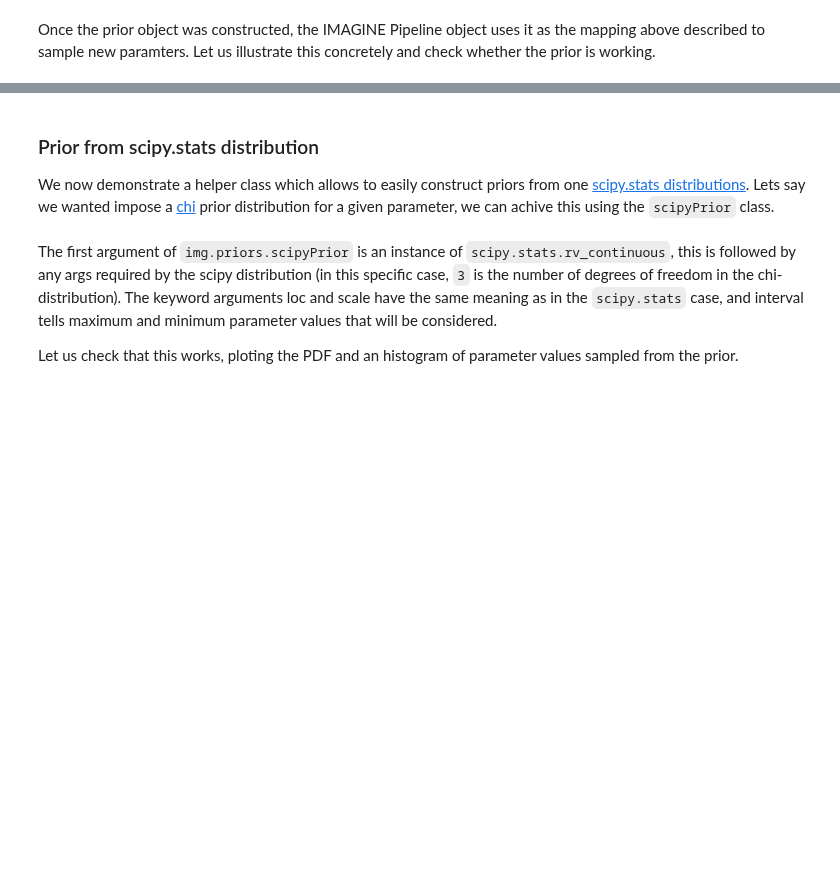
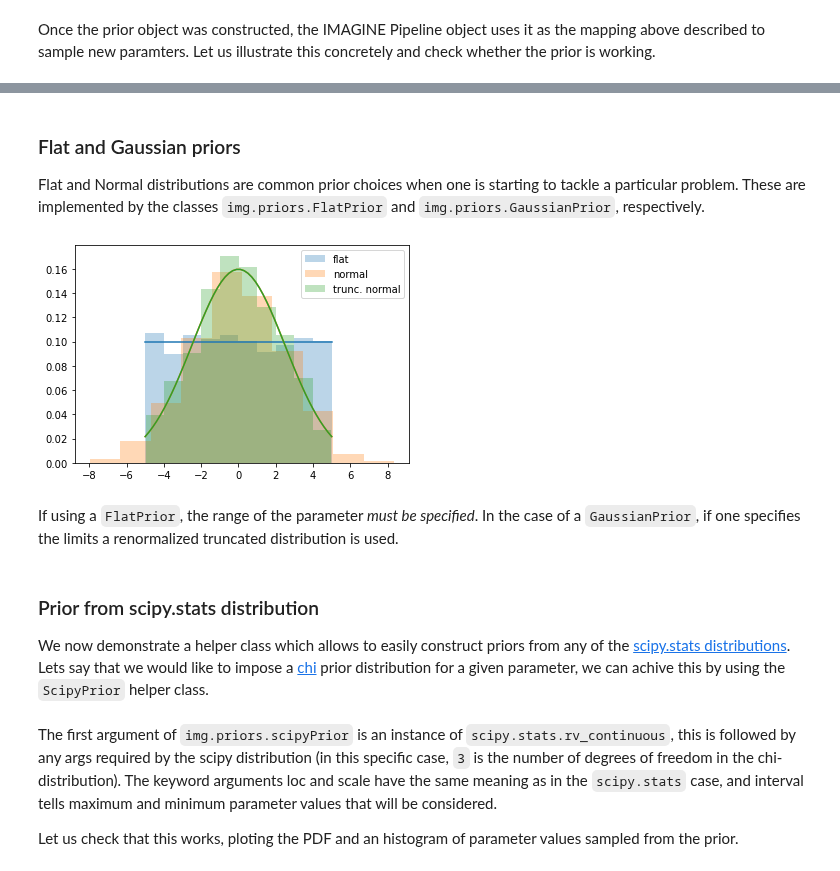
Before and after one commit to IMAGINE-Consortium/imagine, a Jupyter notebook: tutorials/tutorial_priors.ipynb, the cells around one changed output, grey strips where cells are left out. Drawn from its saved outputs; the diff is of its cells as text; code cells hidden in the pictures; blank space fills up the shorter version.

```diff
--- a/tutorials/tutorial_priors.ipynb
+++ b/tutorials/tutorial_priors.ipynb
@@ -83,6 +83,37 @@ plt.xlim(-0.9,1.5); plt.ylim(0,1.2); plt.xlabel(r'param$\,[\mu\rm G]$');
+# %% [markdown]
+### Flat and Gaussian priors
+
+Flat and Normal distributions are common prior choices when one is starting to tackle a particular problem.
+These are implemented by the classes `img.priors.FlatPrior` and `img.priors.GaussianPrior`, respectively.
+# %%
+muG = u.microgauss # Convenience
+
+flat_prior = img.priors.FlatPrior(xmin=-5*muG, xmax=5*muG)
+gaussian_prior = img.priors.GaussianPrior(mu=0*muG, sigma=2.5*muG)
+truncated_gaussian_prior = img.priors.GaussianPrior(mu=0*muG, sigma=2.5*muG,
+                                                    xmin=-5*muG, xmax=5*muG)
+
+t = np.linspace(-5,5)*muG
+plt.plot(t, flat_prior.pdf(t))
+plt.plot(t, gaussian_prior.pdf(t))
+plt.plot(t, truncated_gaussian_prior.pdf(t))
+plt.gca().set_prop_cycle(None)
+# Plots the distribution of values constructed using this prior
+x = np.random.random_sample(2000)
+plt.hist(flat_prior(x).value,
+         density=True, alpha=0.3, label='flat')
+plt.hist(gaussian_prior(x).value,
+         density=True, alpha=0.3, label='normal')
+plt.hist(truncated_gaussian_prior(x).value,
+         density=True, alpha=0.3, label='trunc. normal')
+plt.legend();
+# %% [output]
+[figure, added]
+# %% [markdown]
+If using a `FlatPrior`, the range of the parameter *must be specified*. In the case of a `GaussianPrior`, if one specifies the limits a renormalized truncated distribution is used.
 # %% [markdown]
 ### Prior from scipy.stats distribution
-We now demonstrate a helper class which allows to easily construct priors from one [scipy.stats distributions](https://docs.scipy.org/doc/scipy/reference/stats.html). Lets say we wanted impose a [chi](https://docs.scipy.org/doc/scipy/reference/generated/scipy.stats.chi.html) prior distribution for a
-given parameter, we can achive this using the `scipyPrior` class.
+We now demonstrate a helper class which allows to easily construct priors from any of the [scipy.stats distributions](https://docs.scipy.org/doc/scipy/reference/stats.html). Lets say that we would like to impose a [chi](https://docs.scipy.org/doc/scipy/reference/generated/scipy.stats.chi.html) prior distribution for a
+given parameter, we can achive this by using the `ScipyPrior` helper class.
 # %%
 import scipy.stats
```
Also changed, not shown: parts of 10 cells of this notebook, 3 other files.
